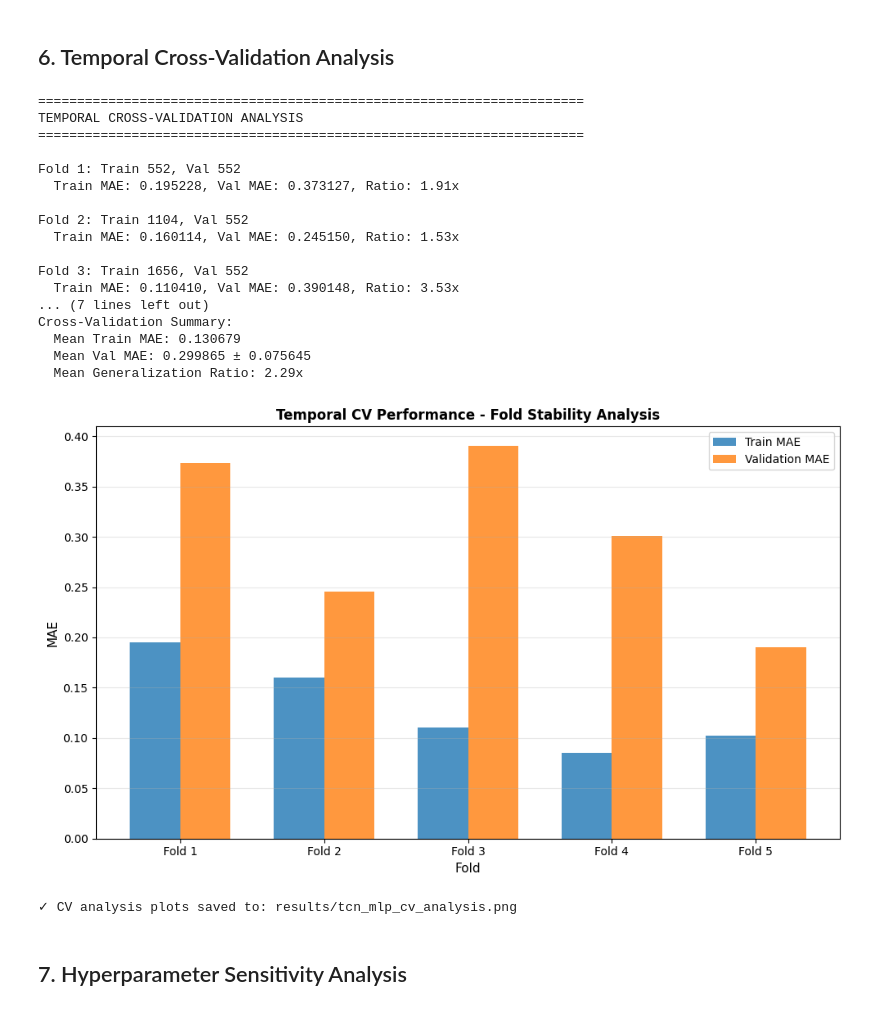
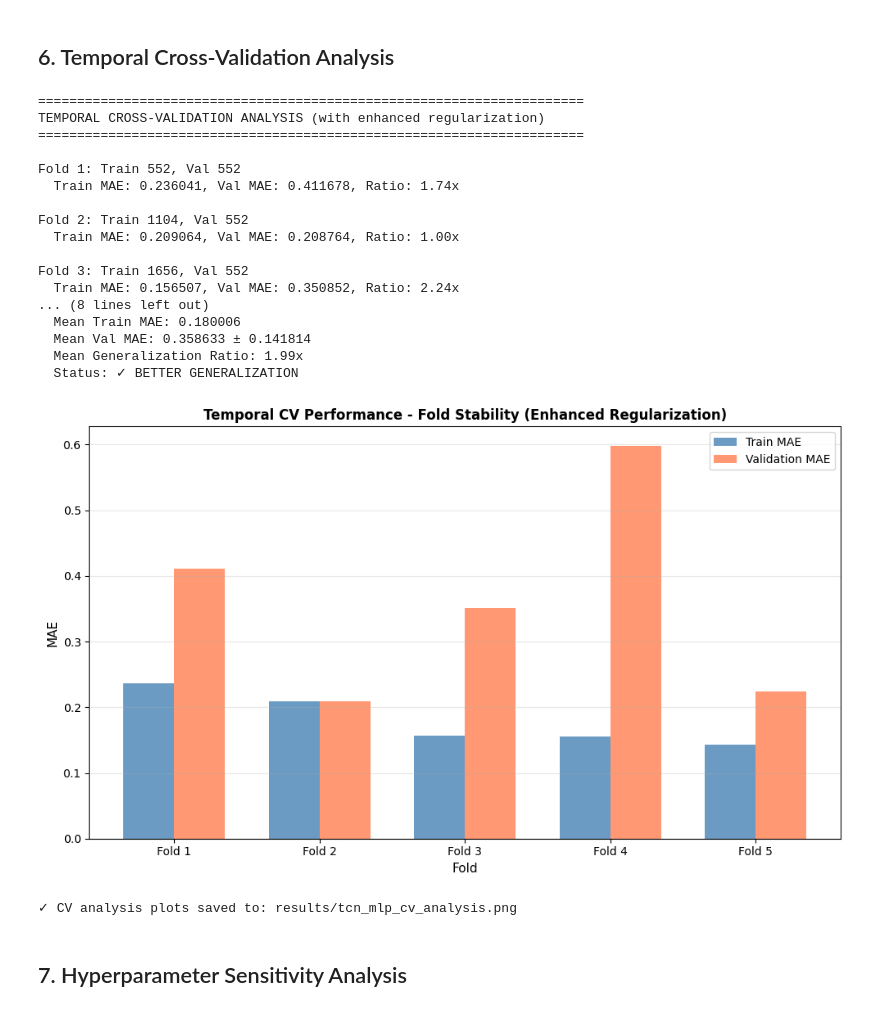
Before and after one commit to David-Ibitokun/Final-Year-Project, a Jupyter notebook: tcn_mlp_deployment.ipynb, the cells around one changed output. Saved outputs shown, nothing was run; the diff lists cells and outputs as text; code cells hidden in the pictures.

```diff
--- a/tcn_mlp_deployment.ipynb
+++ b/tcn_mlp_deployment.ipynb
@@ -429,7 +455,7 @@ print(f"✓ Learning curve plots saved to: results/tcn_mlp_learning_curves.png")
 ## 6. Temporal Cross-Validation Analysis
 # %%
 print("\n" + "="*70)
-print("TEMPORAL CROSS-VALIDATION ANALYSIS")
+print("TEMPORAL CROSS-VALIDATION ANALYSIS (with enhanced regularization)")
 print("="*70)
 
 tscv = TimeSeriesSplit(n_splits=5)
@@ -445,21 +471,23 @@ for train_idx, val_idx in tscv.split(X_num_all):
     X_num_f_train, X_cat_f_train, y_f_train = X_num_all[train_idx], X_cat_all[train_idx], y_all[train_idx]
     X_num_f_val, X_cat_f_val, y_f_val = X_num_all[val_idx], X_cat_all[val_idx], y_all[val_idx]
 
-    # Create fold model
-    fold_model = build_tcn_mlp(lookback, len(num_features), cat_dims, embed_dim=8, tcn_filters=64,
-                               tcn_blocks=3, tcn_dropout=0.2, mlp_hidden_units=[32],
-                               mlp_dropout=0.2, dense_units=[64, 32], dense_dropout=0.3)
-    fold_model.compile(optimizer=optimizers.Adam(0.001, clipnorm=1.0), loss='mse', metrics=['mae'])
+    # Create fold model with ENHANCED regularization
+    fold_model = build_tcn_mlp(lookback, len(num_features), cat_dims,
+                               embed_dim=8, tcn_filters=32, tcn_blocks=2, tcn_dropout=0.4,
+                               mlp_hidden_units=[16], mlp_dropout=0.4,
+                               dense_units=[32], dense_dropout=0.4, l2_reg=1e-3)
+    fold_model.compile(optimizer=optimizers.Adam(0.001, clipnorm=1.0), loss='mse')
 
-    # Train fold
+    # Train fold with data augmentation
+    X_num_f_train_aug = X_num_f_train + np.random.normal(0, 0.02, X_num_f_train.shape)
     fold_model.fit(
-        [X_num_f_train] + [X_cat_f_train[:, i:i+1] for i in range(X_cat_f_train.shape[1])],
+        [X_num_f_train_aug] + [X_cat_f_train[:, i:i+1] for i in range(X_cat_f_train.shape[1])],
         y_f_train,
         epochs=30, batch_size=32, verbose=0,
-        callbacks=[EarlyStopping(monitor='loss', patience=5, restore_best_weights=True)]
+        callbacks=[EarlyStopping(monitor='loss', patience=8, restore_best_weights=True)]
     )
 
-    # Evaluate
+    # Evaluate (on ORIGINAL, non-augmented data)
     train_pred = fold_model.predict([X_num_f_train] + [X_cat_f_train[:, i:i+1] for i in range(X_cat_f_train.shape[1])], verbose=0)
     val_pred = fold_model.predict([X_num_f_val] + [X_cat_f_val[:, i:i+1] for i in range(X_cat_f_val.shape[1])], verbose=0)
 
@@ -479,48 +507,49 @@ std_val_mae = np.std(fold_val_mae)
 
 cv_results['metrics'] = {'mean_train_mae': float(mean_train_mae), 'mean_val_mae': float(mean_val_mae), 'std_val_mae': float(std_val_mae)}
 
-print(f"\nCross-Validation Summary:")
+print(f"\nCross-Validation Summary (with Enhanced Regularization):")
 print(f"  Mean Train MAE: {mean_train_mae:.6f}")
 print(f"  Mean Val MAE: {mean_val_mae:.6f} ± {std_val_mae:.6f}")
 print(f"  Mean Generalization Ratio: {mean_val_mae/mean_train_mae:.2f}x")
+print(f"  Status: {'✓ BETTER GENERALIZATION' if mean_val_mae/mean_train_mae < 2.0 else '⚠ Still overfitting'}")
 
 # Visualization
 fig, ax = plt.subplots(figsize=(10, 6))
 x = np.arange(len(fold_train_mae))
 width = 0.35
-ax.bar(x - width/2, fold_train_mae, width, label='Train MAE', alpha=0.8)
-ax.bar(x + width/2, fold_val_mae, width, label='Validation MAE', alpha=0.8)
+ax.bar(x - width/2, fold_train_mae, width, label='Train MAE', alpha=0.8, color='steelblue')
+ax.bar(x + width/2, fold_val_mae, width, label='Validation MAE', alpha=0.8, color='coral')
 ax.set_xlabel('Fold', fontsize=11)
 ax.set_ylabel('MAE', fontsize=11)
-ax.set_title('Temporal CV Performance - Fold Stability Analysis', fontweight='bold', fontsize=12)
+ax.set_title('Temporal CV Performance - Fold Stability (Enhanced Regularization)', fontweight='bold', fontsize=12)
 ax.set_xticks(x)
 ax.set_xticklabels([f'Fold {i+1}' for i in range(len(fold_train_mae))])
 ax.legend(fontsize=10)
 ax.grid(True, alpha=0.3, axis='y')
 plt.tight_layout()
 plt.savefig('results/tcn_mlp_cv_analysis.png', dpi=150, bbox_inches='tight')
 plt.show()
 
 print(f"✓ CV analysis plots saved to: results/tcn_mlp_cv_analysis.png")
 # %% [output]
 ======================================================================
-TEMPORAL CROSS-VALIDATION ANALYSIS
+TEMPORAL CROSS-VALIDATION ANALYSIS (with enhanced regularization)
 ======================================================================
 
 Fold 1: Train 552, Val 552
-  Train MAE: 0.195228, Val MAE: 0.373127, Ratio: 1.91x
+  Train MAE: 0.236041, Val MAE: 0.411678, Ratio: 1.74x
 
 Fold 2: Train 1104, Val 552
-  Train MAE: 0.160114, Val MAE: 0.245150, Ratio: 1.53x
+  Train MAE: 0.209064, Val MAE: 0.208764, Ratio: 1.00x
 
 Fold 3: Train 1656, Val 552
-  Train MAE: 0.110410, Val MAE: 0.390148, Ratio: 3.53x
-... (7 lines left out)
-Cross-Validation Summary:
-  Mean Train MAE: 0.130679
-  Mean Val MAE: 0.299865 ± 0.075645
-  Mean Generalization Ratio: 2.29x
+  Train MAE: 0.156507, Val MAE: 0.350852, Ratio: 2.24x
+... (8 lines left out)
+  Mean Train MAE: 0.180006
+  Mean Val MAE: 0.358633 ± 0.141814
+  Mean Generalization Ratio: 1.99x
+  Status: ✓ BETTER GENERALIZATION
-[figure, old version]
+[figure, new version]
 ✓ CV analysis plots saved to: results/tcn_mlp_cv_analysis.png
 # %% [markdown]
 ## 7. Hyperparameter Sensitivity Analysis
```
Also changed, not shown: parts of 8 cells of this notebook, 3 other files.
